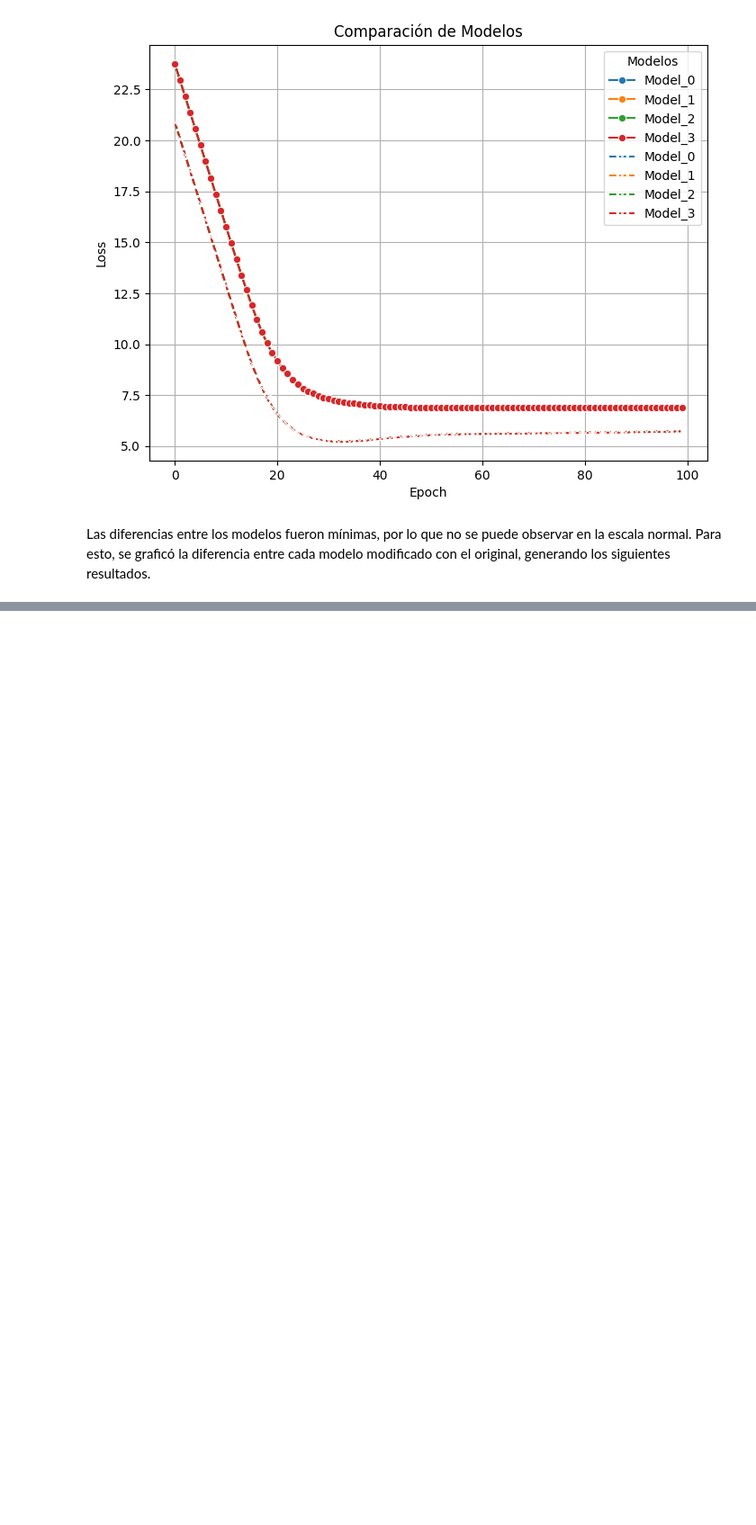
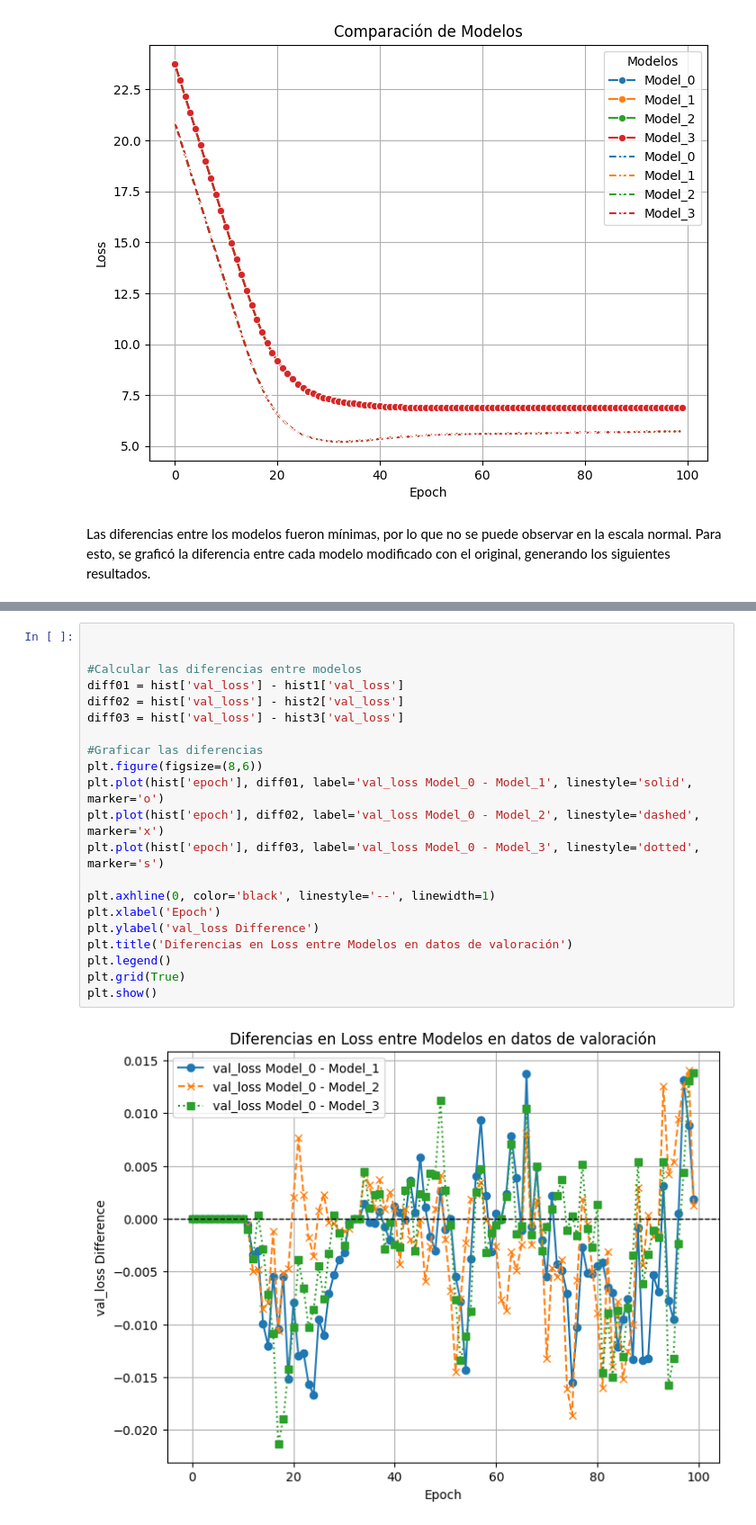
Before and after one commit to Daniel02-cmd/taller5, a Jupyter notebook: taller5.ipynb, the cells around one changed output, grey strips where cells are left out. Shown: that part at 90% size. Cells and saved outputs as stored; diff of their text form; blank space fills up the shorter version.

```diff
--- a/taller5.ipynb
+++ b/taller5.ipynb
@@ -327,0 +363,23 @@ plt.show()
+# %%
+
+
+#Calcular las diferencias entre modelos
+diff01 = hist['val_loss'] - hist1['val_loss']
+diff02 = hist['val_loss'] - hist2['val_loss']
+diff03 = hist['val_loss'] - hist3['val_loss']
+
+#Graficar las diferencias
+plt.figure(figsize=(8,6))
+plt.plot(hist['epoch'], diff01, label='val_loss Model_0 - Model_1', linestyle='solid', marker='o')
+plt.plot(hist['epoch'], diff02, label='val_loss Model_0 - Model_2', linestyle='dashed', marker='x')
+plt.plot(hist['epoch'], diff03, label='val_loss Model_0 - Model_3', linestyle='dotted', marker='s')
+
+plt.axhline(0, color='black', linestyle='--', linewidth=1)
+plt.xlabel('Epoch')
+plt.ylabel('val_loss Difference')
+plt.title('Diferencias en Loss entre Modelos en datos de valoración')
+plt.legend()
+plt.grid(True)
+plt.show()
+# %% [output]
+[figure, added]
```
Also changed, not shown: parts of 8 cells of this notebook.
